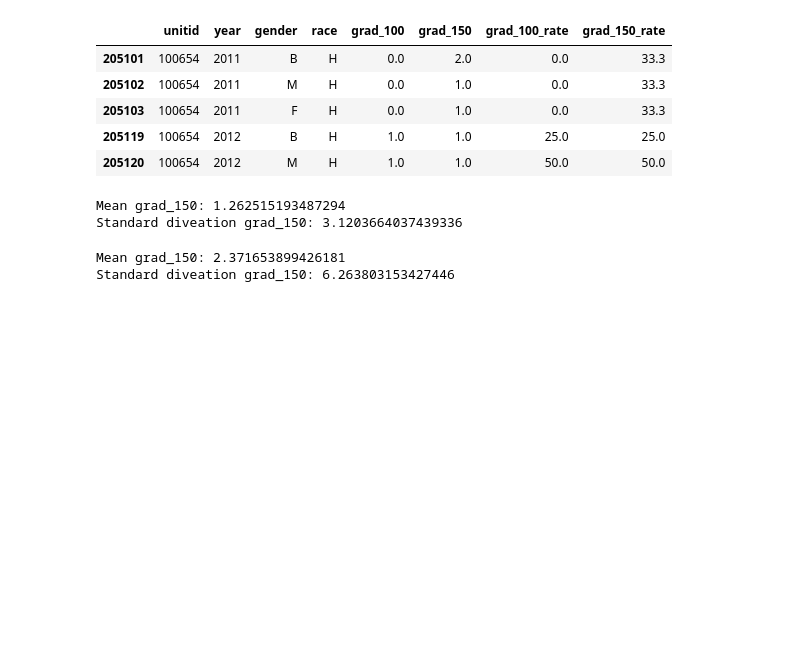
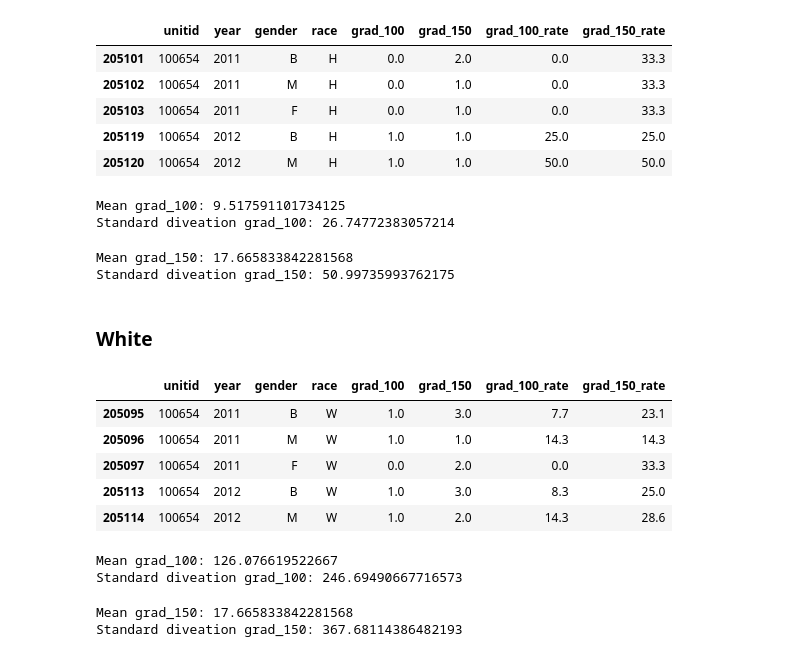
Before and after one commit to ezztherose/TIA-Scraping, a Jupyter notebook: notebooks/institution.ipynb, the cells around one changed output. Drawn from its saved outputs; the diff is of its cells as text; code cells hidden in the pictures; blank space fills up the shorter version.

```diff
--- a/notebooks/institution.ipynb
+++ b/notebooks/institution.ipynb
@@ -352,18 +352,46 @@ hispanic.head()
 | 205119 | 100654 | 2012 | B | H | 1.0 | 1.0 | 25.0 | 25.0 |
 | 205120 | 100654 | 2012 | M | H | 1.0 | 1.0 | 50.0 | 50.0 |
 # %%
-h_mean_100 = american_indian['grad_100'].mean()
-h_std_100 = american_indian['grad_100'].std()
+h_mean_100 = hispanic['grad_100'].mean()
+h_std_100 = hispanic['grad_100'].std()
 print(f'Mean grad_100: {h_mean_100}')
 print(f'Standard diveation grad_100: {h_std_100}')
 # %% [output]
-Mean grad_150: 1.262515193487294
-Standard diveation grad_150: 3.1203664037439336
+Mean grad_100: 9.517591101734125
+Standard diveation grad_100: 26.74772383057214
 # %%
-h_mean_150 = american_indian['grad_150'].mean()
-h_std_150 = american_indian['grad_150'].std()
+h_mean_150 = hispanic['grad_150'].mean()
+h_std_150 = hispanic['grad_150'].std()
 print(f'Mean grad_150: {h_mean_150}')
 print(f'Standard diveation grad_150: {h_std_150}')
 # %% [output]
-Mean grad_150: 2.371653899426181
-Standard diveation grad_150: 6.263803153427446
+Mean grad_150: 17.665833842281568
+Standard diveation grad_150: 50.99735993762175
+# %% [markdown]
+### White
+# %%
+white = df_clean.loc[df_clean['race'] == 'W'].copy()
+white.head()
+# %% [output]
+|  | unitid | year | gender | race | grad_100 | grad_150 | grad_100_rate | grad_150_rate |
+| 205095 | 100654 | 2011 | B | W | 1.0 | 3.0 | 7.7 | 23.1 |
+| 205096 | 100654 | 2011 | M | W | 1.0 | 1.0 | 14.3 | 14.3 |
+| 205097 | 100654 | 2011 | F | W | 0.0 | 2.0 | 0.0 | 33.3 |
+| 205113 | 100654 | 2012 | B | W | 1.0 | 3.0 | 8.3 | 25.0 |
+| 205114 | 100654 | 2012 | M | W | 1.0 | 2.0 | 14.3 | 28.6 |
+# %%
+w_mean_100 = white['grad_100'].mean()
+w_std_100 = white['grad_100'].std()
+print(f'Mean grad_100: {w_mean_100}')
+print(f'Standard diveation grad_100: {w_std_100}')
+# %% [output]
+Mean grad_100: 126.076619522667
+Standard diveation grad_100: 246.69490667716573
+# %%
+w_mean_150 = white['grad_150'].mean()
+w_std_150 = white['grad_150'].std()
+print(f'Mean grad_150: {w_mean_150}')
+print(f'Standard diveation grad_150: {w_std_150}')
+# %% [output]
+Mean grad_150: 17.665833842281568
+Standard diveation grad_150: 367.68114386482193
```
Also changed, not shown: parts of 7 cells of this notebook.
